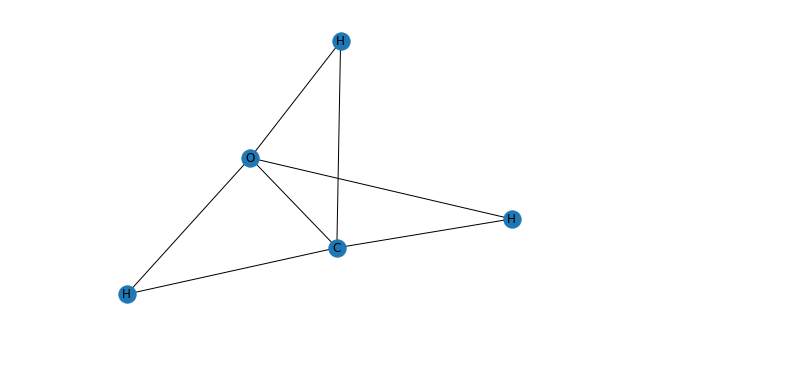
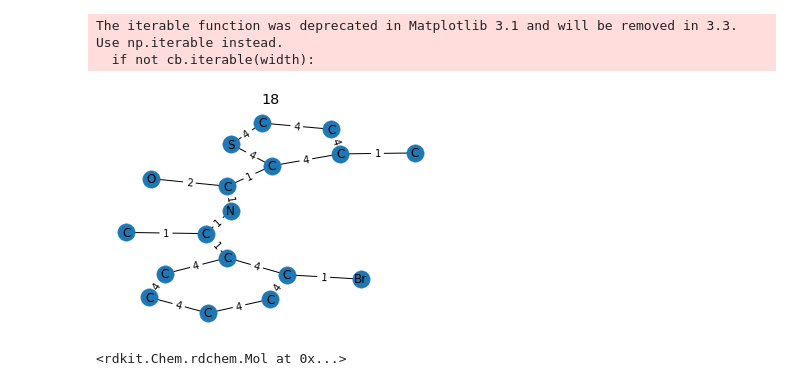
Before and after one commit to dawood95/compoundGAN, a Jupyter notebook: notebooks/model_test.ipynb, the cells around one changed output. Drawn from its saved outputs; the diff is of its cells as text; code cells hidden in the pictures; blank space fills up the shorter version.

```diff
--- a/notebooks/model_test.ipynb
+++ b/notebooks/model_test.ipynb
@@ -23,13 +34,7 @@ enc = enc.cuda()
 enc.load_state_dict(state_dict['enc_state_dict'])
 enc = enc.eval()
 
-gen = Generator(256, [44, 7, 3, 3, 2], [5, 2, 2, 4])
+gen = Generator(256, [44, 7, 3, 3, 2], [5, 2, 2, 4], 1)
 gen = gen.cuda()
 gen.load_state_dict(state_dict['gen_state_dict'])
 gen = gen.eval()
-# %%
-#smiles = 'C1=CC=CC=C1'
-smiles = 'C'
-#smiles = 'CCOc1ccc(OCC)c([C@H]2C(C#N)=C(N)N(c3ccccc3C(F)(F)F)C3=C2C(=O)CCC3)c1'
-mol = Chem.MolFromSmiles(smiles)
-Draw.MolToMPL(mol); plt.show()
@@ -107,0 +155,21 @@ edge_list
+# %%
+idx = torch.randint(len(dataset), (1,))
+smiles = dataset.data[idx]
+#edge_list, node_list, emb, valid, similarity = run_network(smiles)
+node_list, edge_list = run_network(smiles)
+# %%
+emb_list = []
+valid_list = []
+sim_list = []
+
+processed = []
+for i in tqdm(range(6000)):
+    while True:
+        idx = torch.randint(len(dataset), (1,))
+        if idx not in processed: break
+    processed.append(idx)
+    smiles = dataset.data[idx]
+    emb, valid, similarity = run_network(smiles, draw=False)
+    emb_list.append(emb.data.cpu().numpy())
+    valid_list.append(valid)
+    sim_list.append(similarity)
@@ -108,21 +200,25 @@ edge_list
 # %%
 predicted = nx.Graph()
-for i, n in enumerate(nodes):
+for i, n in enumerate(node_list):
     predicted.add_node(i, atom=n)
-for e in edges:
-    predicted.add_edge(*e)
-
-for i, n in enumerate(nodes):
-    continue
-    if n == 'H':
-        predicted.remove_node(i)
+for e, bt in edge_list:
+    predicted.add_edge(*e, bond_type=bt)
 
 plt.figure()
+plt.title(len(node_list))
 #pos = nx.spring_layout(predicted)
 pos = nx.kamada_kawai_layout(predicted)
 nx.draw(predicted, pos)
-node_labels = nx.get_node_attributes(predicted,'atom')
+node_labels = nx.get_node_attributes(predicted, 'atom')
 nx.draw_networkx_labels(predicted, pos, labels=node_labels)
+edge_labels = nx.get_edge_attributes(predicted, 'bond_type')
+nx.draw_networkx_edge_labels(predicted, pos, edge_labels=edge_labels)
 plt.show()
 # %% [output]
+The iterable function was deprecated in Matplotlib 3.1 and will be removed in 3.3. Use np.iterable instead.
+  if not cb.iterable(width):
-[figure, old version]
+[figure, new version]
+# %%
+mol
+# %% [output]
+<rdkit.Chem.rdchem.Mol at 0x...>
```
Also changed, not shown: parts of 14 cells of this notebook.
